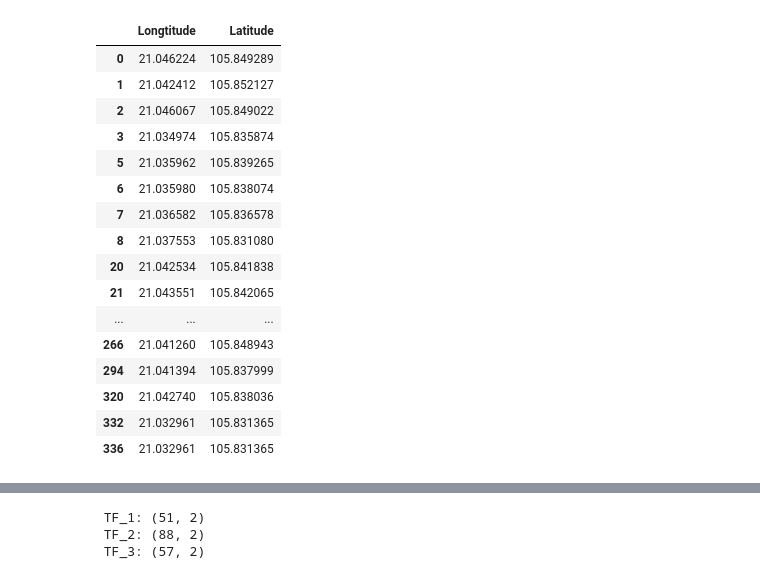
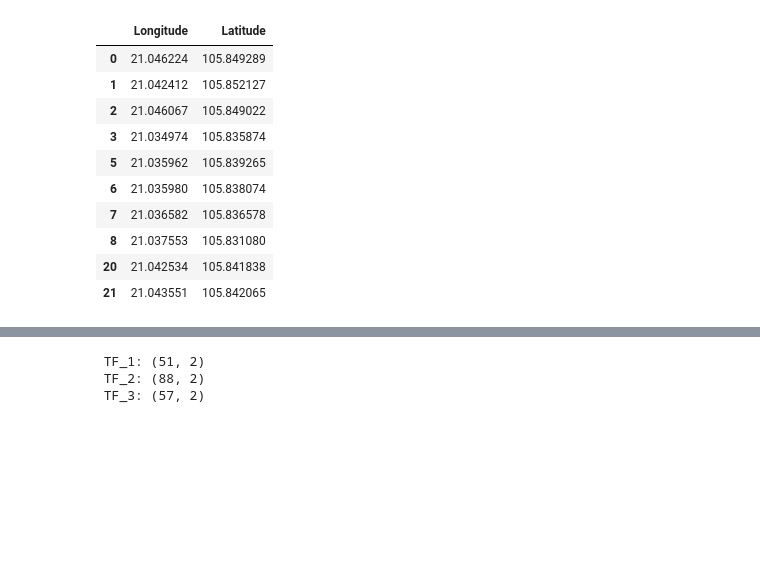
Before and after one commit to TQTien1/Street-Data, a Jupyter notebook: dbscan_test.ipynb, the cells around one changed output, grey strips where cells are left out. Saved outputs shown, nothing was run; the diff lists cells and outputs as text; code cells hidden in the pictures; blank space fills up the shorter version.

```diff
--- a/dbscan_test.ipynb
+++ b/dbscan_test.ipynb
@@ -45,9 +43,9 @@ TF_main
 # %%
 #Cordinates for Traffic Level 1
 TF_1 = TF_main[TF_main['Traffic Level'] == 1].iloc[:,[0,1]]
-TF_1
+TF_1.head(10)
 # %% [output]
-|  | Longtitude | Latitude |
+|  | Longitude | Latitude |
 | 0 | 21.046224 | 105.849289 |
 | 1 | 21.042412 | 105.852127 |
 | 2 | 21.046067 | 105.849022 |
@@ -58,12 +56,6 @@ TF_1
 | 8 | 21.037553 | 105.831080 |
 | 20 | 21.042534 | 105.841838 |
 | 21 | 21.043551 | 105.842065 |
-| ... | ... | ... |
-| 266 | 21.041260 | 105.848943 |
-| 294 | 21.041394 | 105.837999 |
-| 320 | 21.042740 | 105.838036 |
-| 332 | 21.032961 | 105.831365 |
-| 336 | 21.032961 | 105.831365 |
 # %%
 #Cordinates for Traffic Level 2
 TF_2 = TF_main[TF_main['Traffic Level'] == 2].iloc[:,[0,1]]
```
Also changed, not shown: parts of 13 cells of this notebook.
